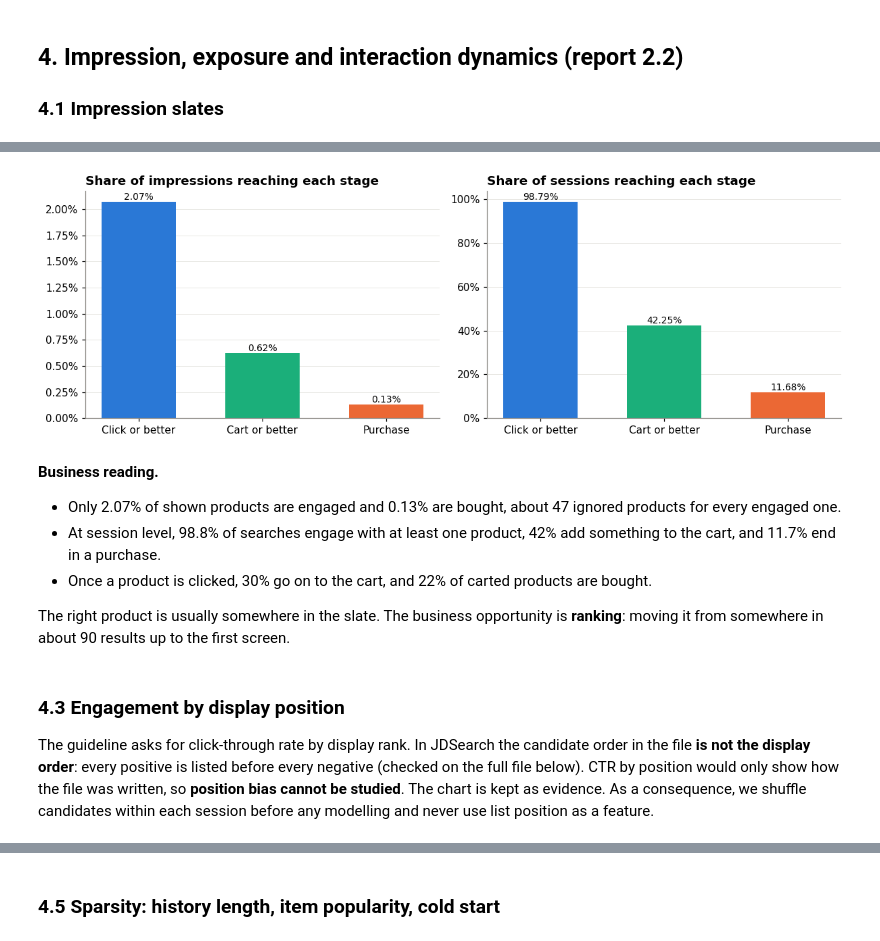
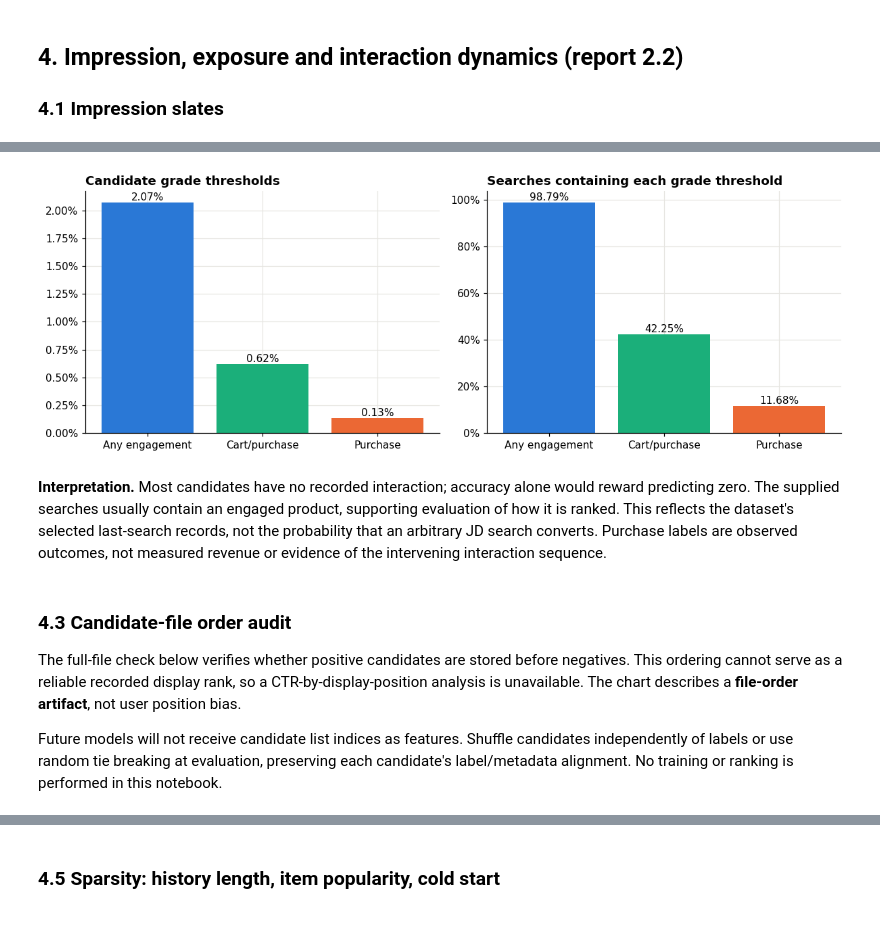
Before and after one commit to liamkunert/BT4222-group17-jdsearch, a Jupyter notebook: notebooks/02_interim_report.ipynb, the cells around one changed output, grey strips where cells are left out. Cells and saved outputs as stored; diff of their text form; code cells hidden in the pictures.

```diff
--- a/notebooks/02_interim_report.ipynb
+++ b/notebooks/02_interim_report.ipynb
@@ -359,16 +250,6 @@ Each candidate carries its strongest interaction, so a purchased item (3) also c
 # %%
-stages = [("Impression", label >= 0), ("Click or better", label >= 1),
-          ("Cart or better", label >= 2), ("Purchase", label == 3)]
-funnel = pd.DataFrame(
-    {
-        "impressions": [mask.sum() for _, mask in stages],
-        "sessions with stage": [np.bincount(cand_sess, weights=mask, minlength=n_sessions).astype(bool).sum()
-                                for _, mask in stages],
-    },
-    index=[name for name, _ in stages],
-)
-funnel["share of impressions"] = funnel.impressions / funnel.impressions.iloc[0]
-funnel["conversion from previous stage"] = funnel.impressions / funnel.impressions.shift(1)
-funnel["share of sessions"] = funnel["sessions with stage"] / n_sessions
-save_table(funnel, "2_2_funnel")
+label_distribution = full["label_distribution"]
+thresholds = full["thresholds"]
+display(save_table(label_distribution, "2_2_interaction_labels", FULL_SCOPE))
+display(save_table(thresholds, "2_2_interaction_thresholds", FULL_SCOPE))
 # %% [output]
@@ -380,30 +266,23 @@ save_table(funnel, "2_2_funnel")
 # %%
-fig, axes = plt.subplots(1, 2, figsize=(11, 3.8))
-for ax, col, title in [
-    (axes[0], "share of impressions", "Share of impressions reaching each stage"),
-    (axes[1], "share of sessions", "Share of sessions reaching each stage"),
-]:
-    values = funnel[col].iloc[1:]
-    ax.bar(values.index, values.values, color=[BLUE, AQUA, ORANGE], width=0.6)
-    for x, v in zip(values.index, values.values):
-        ax.annotate(f"{v:.2%}", (x, v), ha="center", va="bottom", fontsize=9)
+fig, axes = plt.subplots(1, 2, figsize=(11, 4))
+for ax, column, title in [(axes[0], "share of candidates", "Candidate grade thresholds"),
+                          (axes[1], "share of searches", "Searches containing each grade threshold")]:
+    values = thresholds[column].iloc[1:]
+    ax.bar(["Any engagement", "Cart/purchase", "Purchase"], values, color=[BLUE, AQUA, ORANGE])
+    for x, value in enumerate(values):
+        ax.annotate(f"{value:.2%}", (x, value), ha="center", va="bottom")
     ax.set(title=title)
     ax.yaxis.set_major_formatter(mticker.PercentFormatter(1))
-    ax.grid(axis="x", visible=False)
 plt.tight_layout()
-save_fig(fig, "2_2_funnel")
+save_fig(fig, "2_2_interaction_thresholds")
 # %% [output]
-[figure, old version]
+[figure, new version]
 # %% [markdown]
-**Business reading.**
-
-- Only 2.07% of shown products are engaged and 0.13% are bought, about 47 ignored products for every engaged one.
-- At session level, 98.8% of searches engage with at least one product, 42% add something to the cart, and 11.7% end in a purchase.
-- Once a product is clicked, 30% go on to the cart, and 22% of carted products are bought.
-
-The right product is usually somewhere in the slate. The business opportunity is **ranking**: moving it from somewhere in about 90 results up to the first screen.
+**Interpretation.** Most candidates have no recorded interaction; accuracy alone would reward predicting zero. The supplied searches usually contain an engaged product, supporting evaluation of how it is ranked. This reflects the dataset's selected last-search records, not the probability that an arbitrary JD search converts. Purchase labels are observed outcomes, not measured revenue or evidence of the intervening interaction sequence.
 # %% [markdown]
-### 4.3 Engagement by display position
+### 4.3 Candidate-file order audit
 
-The guideline asks for click-through rate by display rank. In JDSearch the candidate order in the file **is not the display order**: every positive is listed before every negative (checked on the full file below). CTR by position would only show how the file was written, so **position bias cannot be studied**. The chart is kept as evidence. As a consequence, we shuffle candidates within each session before any modelling and never use list position as a feature.
+The full-file check below verifies whether positive candidates are stored before negatives. This ordering cannot serve as a reliable recorded display rank, so a CTR-by-display-position analysis is unavailable. The chart describes a **file-order artifact**, not user position bias.
+
+Future models will not receive candidate list indices as features. Shuffle candidates independently of labels or use random tie breaking at evaluation, preserving each candidate's label/metadata alignment. No training or ranking is performed in this notebook.
 # %%
```
Also changed, not shown: parts of 44 cells of this notebook, 11 other files.
